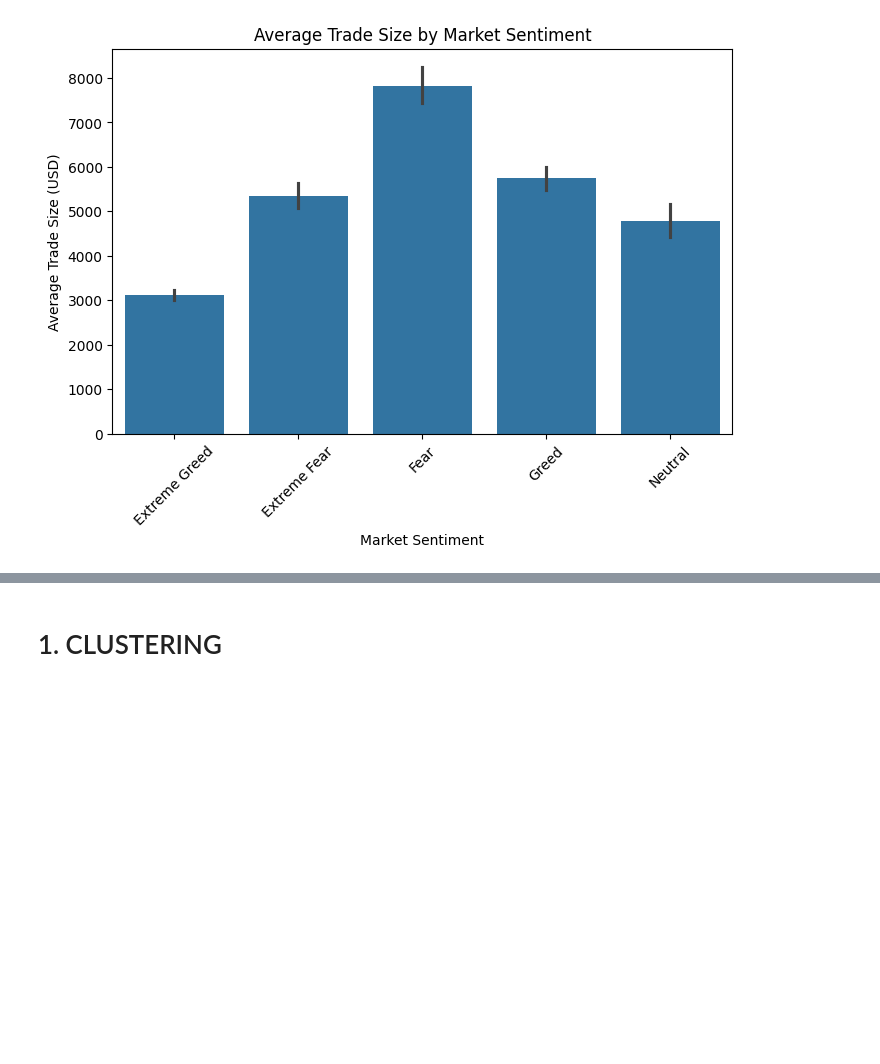
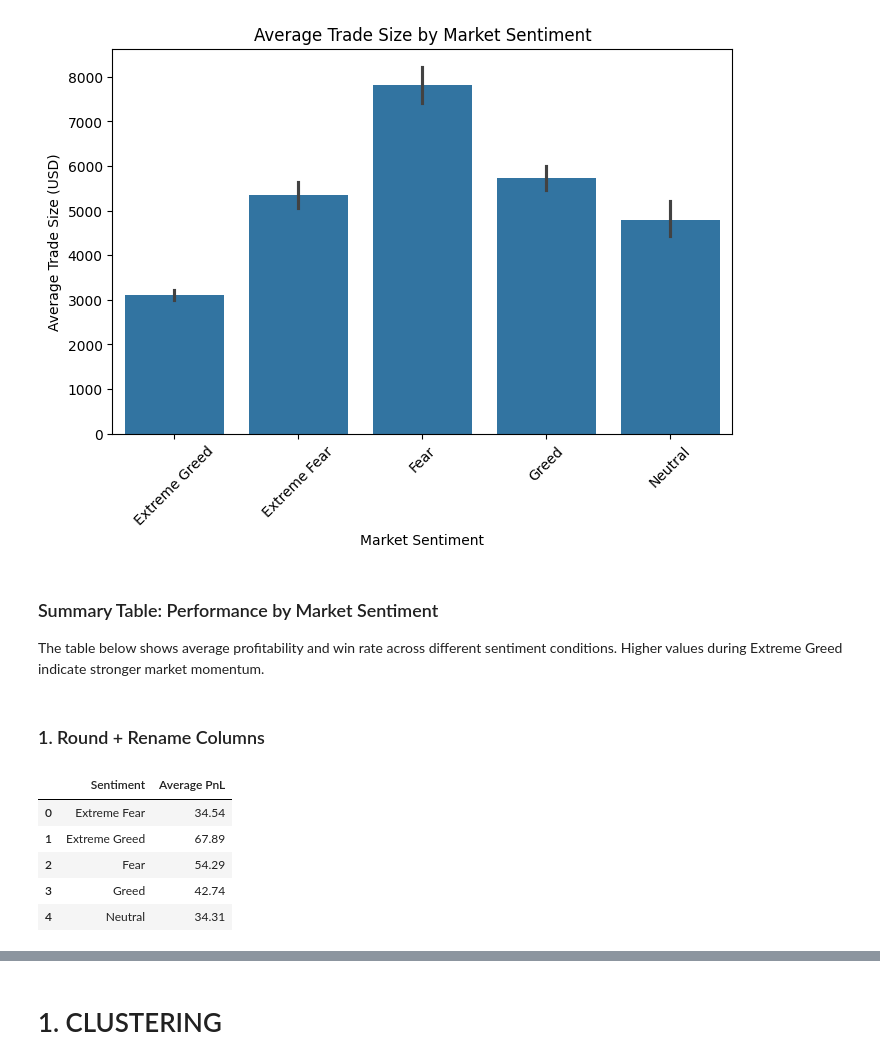
Before and after one commit to Yanshuptl18/trader-sentiment-analysis, a Jupyter notebook: notebooks/analysis.ipynb, the cells around one changed output, grey strips where cells are left out. Saved outputs shown, nothing was run; the diff lists cells and outputs as text; code cells hidden in the pictures; blank space fills up the shorter version.

Commit message:
Added summary tables and improved notebook

```diff
--- a/notebooks/analysis.ipynb
+++ b/notebooks/analysis.ipynb
@@ -529,3 +529,23 @@ plt.savefig(f"{BASE_PATH}/outputs/charts/trade_size_vs_sentiment.png")
 plt.show()
 # %% [output]
 [figure]
+# %% [markdown]
+### Summary Table: Performance by Market Sentiment
+
+The table below shows average profitability and win rate across different sentiment conditions. Higher values during Extreme Greed indicate stronger market momentum.
+# %% [markdown]
+### 1. Round + Rename Columns
+# %%
+summary_pnl = df.groupby('classification')['pnl'].mean().reset_index()
+
+summary_pnl.columns = ['Sentiment', 'Average PnL']
+summary_pnl['Average PnL'] = summary_pnl['Average PnL'].round(2)
+
+summary_pnl
+# %% [output]
+|  | Sentiment | Average PnL |
+| 0 | Extreme Fear | 34.54 |
+| 1 | Extreme Greed | 67.89 |
+| 2 | Fear | 54.29 |
+| 3 | Greed | 42.74 |
+| 4 | Neutral | 34.31 |
```
Also changed, not shown: parts of 9 cells of this notebook, 3 other files.
